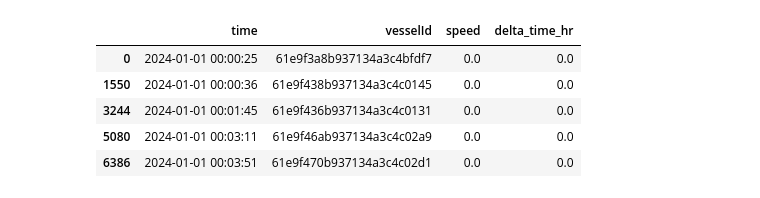
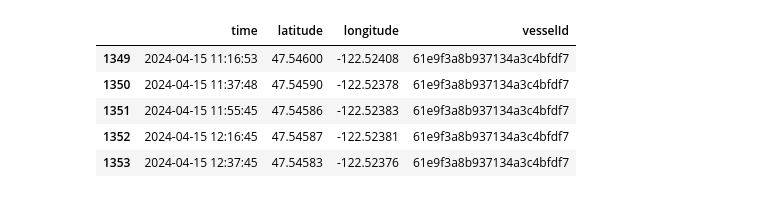
Before and after one commit to baconmoontwist/ML, a Jupyter notebook: rydding/testing.ipynb, the cells around one changed output. Cells and saved outputs as stored; diff of their text form; code cells hidden in the pictures.

```diff
--- a/rydding/testing.ipynb
+++ b/rydding/testing.ipynb
@@ -54,14 +268,0 @@ def powerset(seq):
-# %%
-from xgboost import XGBRegressor
-f = open("XGBoost results", "a")
-
-boat = data[data["vesselId"] == "61e9f3a8b937134a3c4bfdf7"]
-boat = boat.drop(columns=["vesselId", "portId", "etaRaw"])
-boat["time"] = pd.to_datetime(boat["time"]).astype("int64") // (10**9)
-
-y = boat[["latitude", "longitude"]]
-boat.drop(columns=["latitude", "longitude"], inplace=True)
-
-bruh = [x for x in powerset([1,2,3])]
-bruh.sort()
-print(bruh[1::])
@@ -151,13 +268,0 @@ speeds.head()
-# %%
-y = speeds[["latitude", "longitude"]]
-X = speeds[["time", "vesselId", "speed", "delta_time_hr"]]
-X = pd.get_dummies(X, columns=["vesselId"], drop_first=True)
-
-X_train, X_test, y_train, y_test = train_test_split(X, y, test_size=0.2, shuffle=False)
-# %% [output]
-|  | time | vesselId | speed | delta_time_hr |
-| 0 | 2024-01-01 00:00:25 | 61e9f3a8b937134a3c4bfdf7 | 0.0 | 0.0 |
-| 1550 | 2024-01-01 00:00:36 | 61e9f438b937134a3c4c0145 | 0.0 | 0.0 |
-| 3244 | 2024-01-01 00:01:45 | 61e9f436b937134a3c4c0131 | 0.0 | 0.0 |
-| 5080 | 2024-01-01 00:03:11 | 61e9f46ab937134a3c4c02a9 | 0.0 | 0.0 |
-| 6386 | 2024-01-01 00:03:51 | 61e9f470b937134a3c4c02d1 | 0.0 | 0.0 |
@@ -175,0 +269,26 @@ evaluate("Time, Speed, Delta_time_hr", y_pred, y_test, f)
+# %%
+X = bruh[["speed_from_prev", "dist_from_prev", "cog", "heading", "navstat", "time_at_sea", "vesselId", "delta_time", "latitude", "longitude", "time"]]
+y = bruh[["delta_lat", "delta_lon"]]
+
+X = pd.get_dummies(X, columns=["vesselId"], drop_first=False)
+
+X_train, X_test, y_train, y_test = train_test_split(X, y, test_size=0.2, shuffle=False)
+y_test = y_test.to_numpy()
+
+vessel = "61e9f3a8b937134a3c4bfdf7"
+
+boat_train = X_train[X_train["vesselId_" + vessel]]
+boat_train = boat_train[["time", "latitude", "longitude"]]
+boat_train["vesselId"] = vessel
+
+X_train.drop(columns=["time", "latitude", "longitude"], inplace=True)
+X_test.drop(columns=["time", "latitude", "longitude"], inplace=True)
+
+boat_train.tail()
+# %% [output]
+|  | time | latitude | longitude | vesselId |
+| 1349 | 2024-04-15 11:16:53 | 47.54600 | -122.52408 | 61e9f3a8b937134a3c4bfdf7 |
+| 1350 | 2024-04-15 11:37:48 | 47.54590 | -122.52378 | 61e9f3a8b937134a3c4bfdf7 |
+| 1351 | 2024-04-15 11:55:45 | 47.54586 | -122.52383 | 61e9f3a8b937134a3c4bfdf7 |
+| 1352 | 2024-04-15 12:16:45 | 47.54587 | -122.52381 | 61e9f3a8b937134a3c4bfdf7 |
+| 1353 | 2024-04-15 12:37:45 | 47.54583 | -122.52376 | 61e9f3a8b937134a3c4bfdf7 |
```
Also changed, not shown: parts of 17 cells of this notebook.
